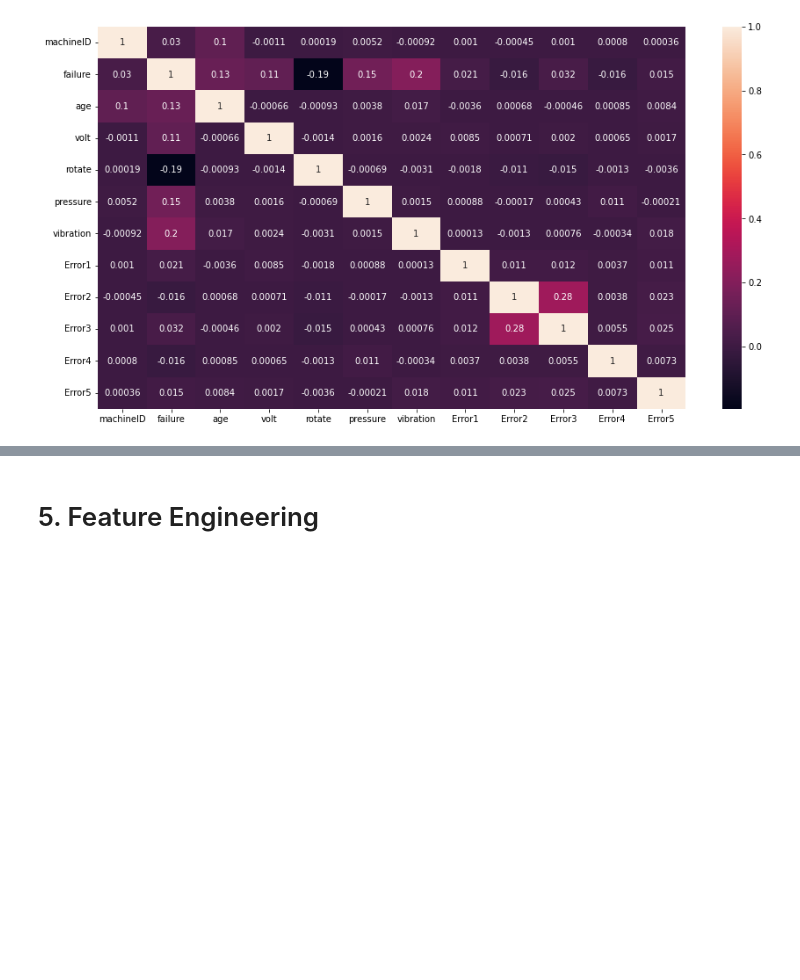
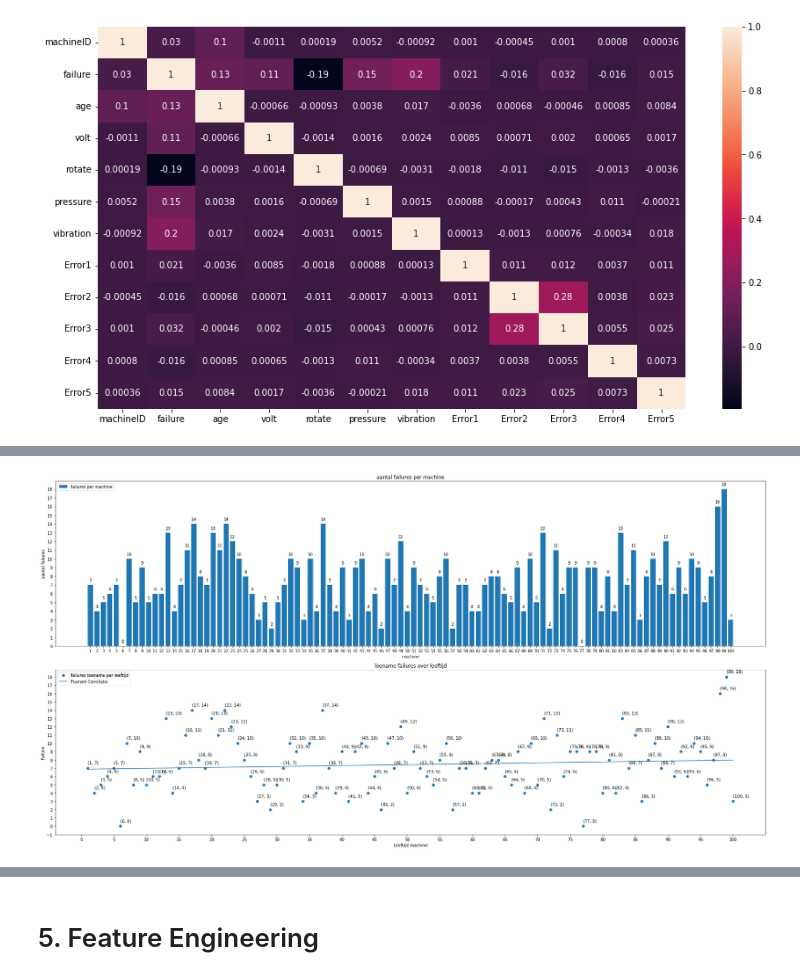
Before and after one commit to Intux404/Predictive_Maintenance, a Jupyter notebook: Predictive_Maintenance_nieuw.ipynb, the cells around one changed output, grey strips where cells are left out. Cells and saved outputs as stored; diff of their text form; code cells hidden in the pictures; blank space fills up the shorter version.

Commit message:
Visuals_update

```diff
--- a/Predictive_Maintenance_nieuw.ipynb
+++ b/Predictive_Maintenance_nieuw.ipynb
@@ -841,0 +851,53 @@ Om te beginnen worden de onafhankelijke variabelen die te maken hebben met de me
+# %%
+#groeperen van de data op basis van machineID en failure
+failureGroupMachineId = dfSmall_encoded_leveled_failures['failure'].groupby(dfSmall_encoded_leveled_failures['machineID']).sum().reset_index()
+
+#Definiëren x en y
+xFailureGroupMachineId = failureGroupMachineId['machineID']
+yFailureGroupMachineId = failureGroupMachineId['failure']
+#Optionele grenswaarde die kan bepalen welke machines weergegeven dienen te worden
+zFailureGroupMachineId = failureGroupMachineId.loc[failureGroupMachineId['failure'] >= 5].copy()
+
+#Aanmaken figuur en assen
+figFailureGroupMachineId, (ax1, ax2) = plt.subplots(2, 1, figsize=(23,35))
+figFailureGroupMachineId.set_figheight(13)
+figFailureGroupMachineId.set_figwidth(25)
+
+##-----------Hoeveelheid failures per machine-----------------
+
+#Aanmaken barchart op ax1
+bcFailureGroupMachineId = ax1.bar(xFailureGroupMachineId, yFailureGroupMachineId, label='failures per machine', align='center')
+ax1.set_title('aantal failures per machine')
+ax1.set_ylabel('aantal failures')
+ax1.set_xlabel('machine')
+ax1.bar_label(bcFailureGroupMachineId, padding=6)
+#Zetten van de xticks
+ax1.set_xticks(np.arange(min(xFailureGroupMachineId), max(xFailureGroupMachineId)+1, 1.0))
+#Zetten van de yticks
+ax1.set_yticks(np.arange(min(yFailureGroupMachineId), max(yFailureGroupMachineId)+1, 1.0))
+#aanmaken legenda
+ax1.legend()
+
+##-----------Toename van failures over leeftijd van de machine-----------------
+
+#Aanmaken scatterplot op ax2
+spFailureGroupMachineId = ax2.scatter(xFailureGroupMachineId, yFailureGroupMachineId, label='failures toename per leeftijd')
+ax2.set_title('Toename failures over leeftijd')
+ax2.set_ylabel('Failure')
+ax2.set_xlabel('Leeftijd machine')
+#Zetten van coordinaten in de scatterplot
+for i, j in zip(xFailureGroupMachineId, yFailureGroupMachineId):
+    ax2.text(i, j+0.5, '({}, {})'.format(i, j))
+#Pearson R correlatie coefficient lijn
+a, b = polyfit(xFailureGroupMachineId, yFailureGroupMachineId, 1)
+ax2.plot(xFailureGroupMachineId, a + b * xFailureGroupMachineId, '-', label='Pearson Correlatie')
+#Zetten van de xticks
+ax2.set_xticks(np.arange(min(xFailureGroupMachineId)-1, max(xFailureGroupMachineId)+1, 5.0))
+#Zetten van de yticks
+ax2.set_yticks(np.arange(min(yFailureGroupMachineId)-1, max(yFailureGroupMachineId)+1, 1.0))
+ax2.legend()
+
+plt.tight_layout()
+plt.show()
+# %% [output]
+[figure, added]
```
Also changed, not shown: parts of 10 cells of this notebook.
